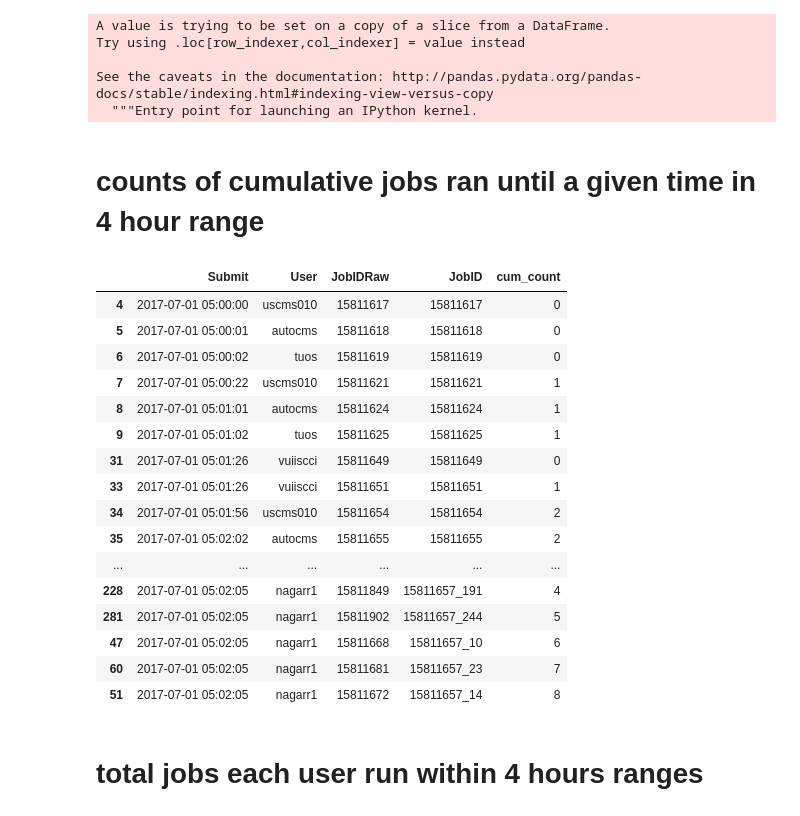
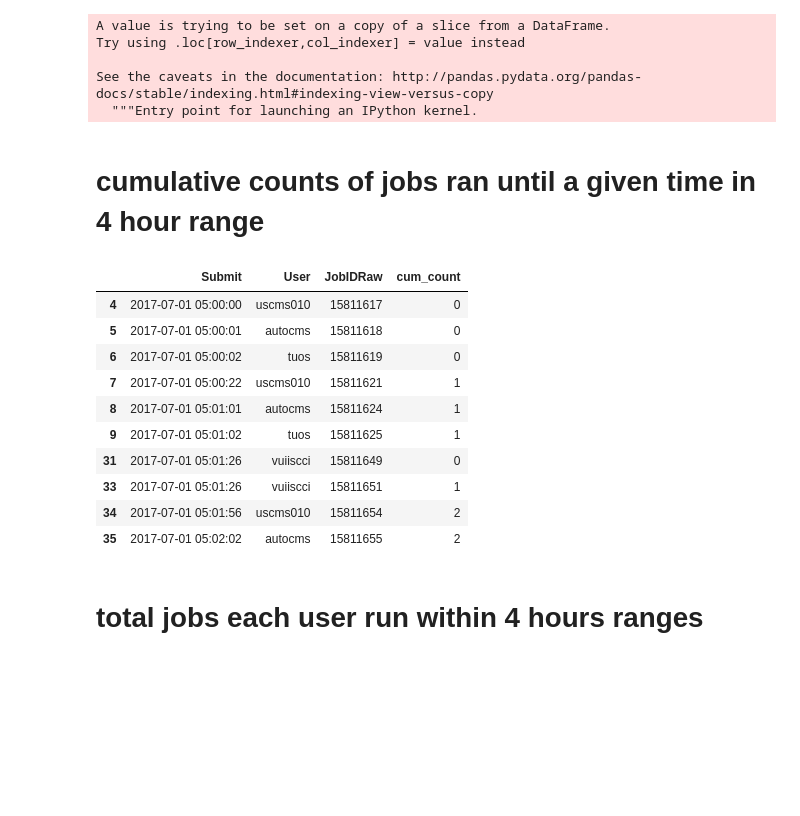
Before and after one commit to asidamo/Analysis-of-Job-Logs, a Jupyter notebook: Q2_AmanuelAccre.ipynb, the cells around one changed output. Cells and saved outputs as stored; diff of their text form; code cells hidden in the pictures; blank space fills up the shorter version.

Commit message:
500 jobs per 4 hours - edited

```diff
--- a/Q2_AmanuelAccre.ipynb
+++ b/Q2_AmanuelAccre.ipynb
@@ -83,6 +88,7 @@ accre_df['Elapsed'].head()
 4   0 days 00:00:10
 Name: Elapsed, dtype: timedelta64[ns]
 # %%
-accre_select_df=accre_df.loc[:,['Submit','User','JobIDRaw','JobID','Elapsed']]
+# keep only sumbit, user, jobidraw and elapsed time column
+accre_select_df=accre_df.loc[:,['Submit','User','JobIDRaw','Elapsed']]
 accre_select_df.head()
 # %% [output]
@@ -95,4 +100,0 @@ accre_select_df.head()
-# %%
-accre_select_df.Submit=pd.to_datetime(accre_select_df.Submit)
-# %%
-accre_select_df.Elapsed=pd.to_timedelta(accre_select_df.Elapsed)
@@ -213,28 +213,22 @@ Try using .loc[row_indexer,col_indexer] = value instead
 See the caveats in the documentation: http://pandas.pydata.org/pandas-docs/stable/indexing.html#indexing-view-versus-copy
   """Entry point for launching an IPython kernel.
 # %% [markdown]
-# counts of cumulative jobs ran until a given time in 4 hour range
+# cumulative counts of  jobs ran until a given time in 4 hour range
 # %%
-# see top 20 rows
-accre_5_minutes.head(20)
+# see top 10 rows
+accre_5_minutes.head(10)
 # %% [output]
-|  | Submit | User | JobIDRaw | JobID | cum_count |
-| 4 | 2017-07-01 05:00:00 | uscms010 | 15811617 | 15811617 | 0 |
-| 5 | 2017-07-01 05:00:01 | autocms | 15811618 | 15811618 | 0 |
-| 6 | 2017-07-01 05:00:02 | tuos | 15811619 | 15811619 | 0 |
-| 7 | 2017-07-01 05:00:22 | uscms010 | 15811621 | 15811621 | 1 |
-| 8 | 2017-07-01 05:01:01 | autocms | 15811624 | 15811624 | 1 |
-| 9 | 2017-07-01 05:01:02 | tuos | 15811625 | 15811625 | 1 |
-| 31 | 2017-07-01 05:01:26 | vuiiscci | 15811649 | 15811649 | 0 |
-| 33 | 2017-07-01 05:01:26 | vuiiscci | 15811651 | 15811651 | 1 |
-| 34 | 2017-07-01 05:01:56 | uscms010 | 15811654 | 15811654 | 2 |
-| 35 | 2017-07-01 05:02:02 | autocms | 15811655 | 15811655 | 2 |
-| ... | ... | ... | ... | ... | ... |
-| 228 | 2017-07-01 05:02:05 | nagarr1 | 15811849 | 15811657_191 | 4 |
-| 281 | 2017-07-01 05:02:05 | nagarr1 | 15811902 | 15811657_244 | 5 |
-| 47 | 2017-07-01 05:02:05 | nagarr1 | 15811668 | 15811657_10 | 6 |
-| 60 | 2017-07-01 05:02:05 | nagarr1 | 15811681 | 15811657_23 | 7 |
-| 51 | 2017-07-01 05:02:05 | nagarr1 | 15811672 | 15811657_14 | 8 |
+|  | Submit | User | JobIDRaw | cum_count |
+| 4 | 2017-07-01 05:00:00 | uscms010 | 15811617 | 0 |
+| 5 | 2017-07-01 05:00:01 | autocms | 15811618 | 0 |
+| 6 | 2017-07-01 05:00:02 | tuos | 15811619 | 0 |
+| 7 | 2017-07-01 05:00:22 | uscms010 | 15811621 | 1 |
+| 8 | 2017-07-01 05:01:01 | autocms | 15811624 | 1 |
+| 9 | 2017-07-01 05:01:02 | tuos | 15811625 | 1 |
+| 31 | 2017-07-01 05:01:26 | vuiiscci | 15811649 | 0 |
+| 33 | 2017-07-01 05:01:26 | vuiiscci | 15811651 | 1 |
+| 34 | 2017-07-01 05:01:56 | uscms010 | 15811654 | 2 |
+| 35 | 2017-07-01 05:02:02 | autocms | 15811655 | 2 |
 # %% [markdown]
 # total jobs each user run within 4 hours ranges
 # %%
```
Also changed, not shown: parts of 20 cells of this notebook.
